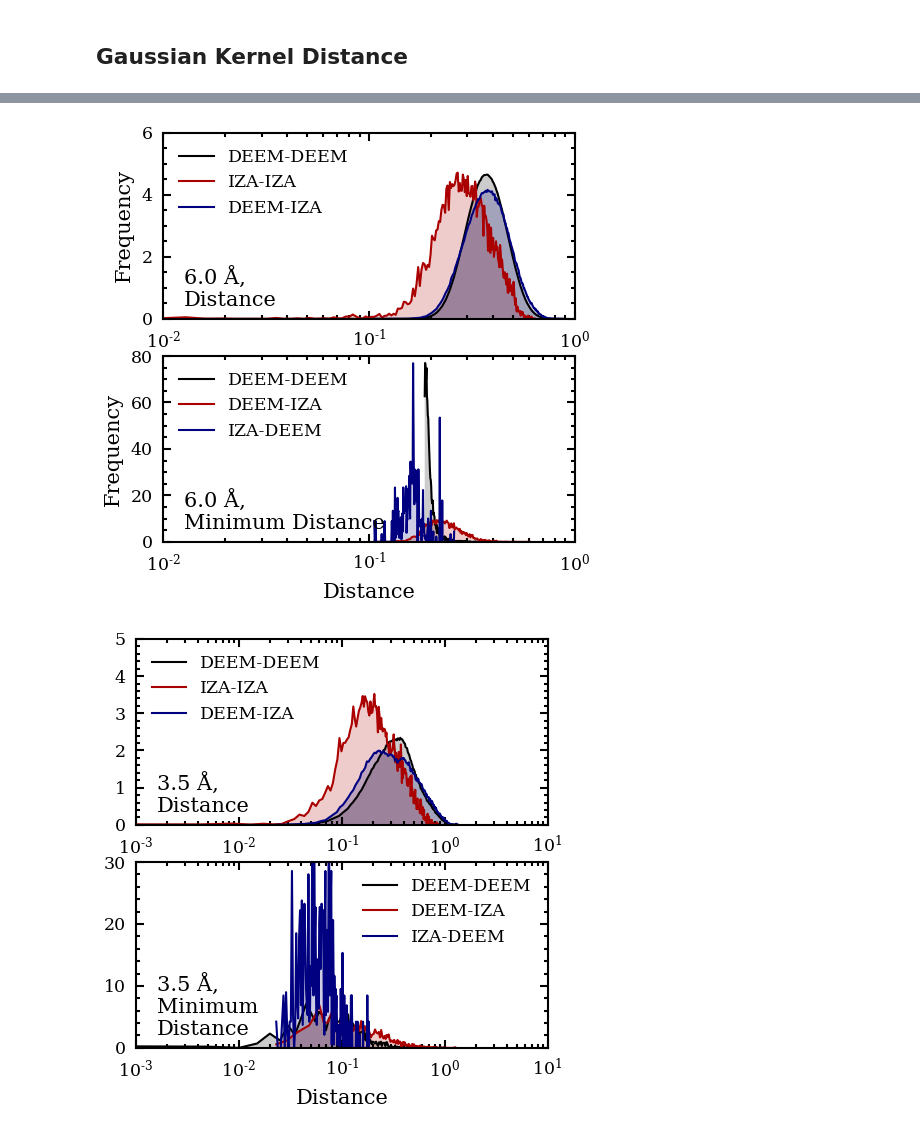
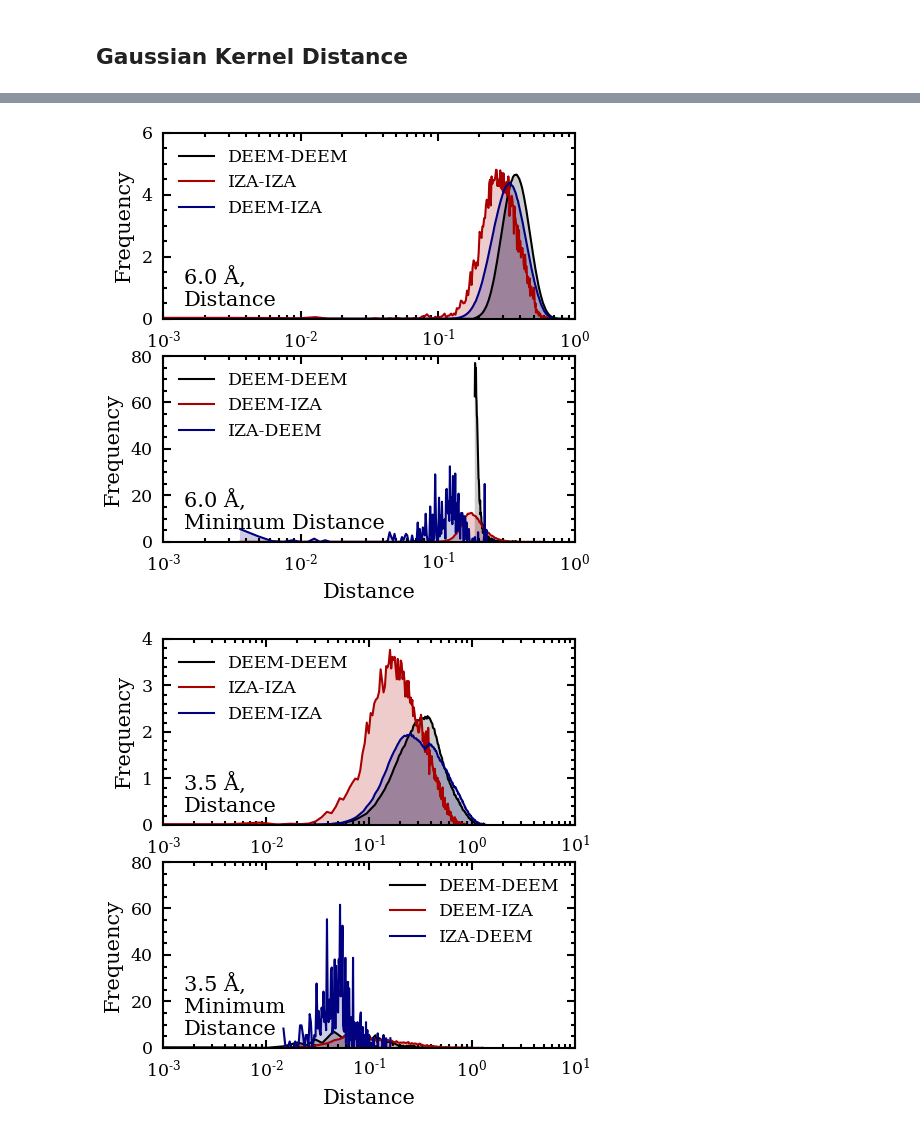
Before and after one commit to bhelfrecht/zeolites_iza-deem, a Jupyter notebook: Scripts/distanceHistograms-IZA_OPT.ipynb, the cells around one changed output, grey strips where cells are left out. Drawn from its saved outputs; the diff is of its cells as text; code cells hidden in the pictures.

```diff
--- a/Scripts/distanceHistograms-IZA_OPT.ipynb
+++ b/Scripts/distanceHistograms-IZA_OPT.ipynb
@@ -248,10 +252,13 @@ figHist = plt.figure(figsize=(3.54, 3.54))
 axsDist = figHist.add_subplot(2, 1, 1)
 axsMinDist = figHist.add_subplot(2, 1, 2)
 
+for i in [axsDist, axsMinDist]:
+    i.set_ylabel('Frequency')
+
 axsMinDist.set_xlabel('Distance')
 axsDist.set_ylim([0.0, 15.0])
 axsDist.set_xlim([0.001, 1.0])
-axsMinDist.set_ylim([0.0, 125.0])
+axsMinDist.set_ylim([0.0, 250.0])
 axsMinDist.set_xlim([0.001, 1.0])
 axsMinDist.set_xscale('log')
 axsDist.set_xscale('log')
@@ -278,6 +285,7 @@ axsMinDist.text(0.05, 0.05, u'3.5 \u00c5, \nMinimum\nDistance', horizontalalignm
 axsDist.legend(frameon=False)
 axsMinDist.legend(frameon=False)
 
-#figHist.savefig('../Results/DEEM_1k/distances_3.5_linear_random.png', bbox_inches='tight')
+figHist.savefig('../Results/DEEM_1k/distances_3.5_linear_random.pdf', bbox_inches='tight')
+figHist.savefig('../Results/DEEM_1k/distances_3.5_linear_random.png', bbox_inches='tight')
 plt.show()
 # %% [output]
@@ -617,9 +631,9 @@ for i in [axsDist, axsMinDist]:
 
 axsMinDist.set_xlabel('Distance')
 axsDist.set_ylim([0.0, 6.0])
-axsDist.set_xlim([0.01, 1.0])
+axsDist.set_xlim([0.001, 1.0])
 axsMinDist.set_ylim([0.0, 80.0])
-axsMinDist.set_xlim([0.01, 1.0])
+axsMinDist.set_xlim([0.001, 1.0])
 axsMinDist.set_xscale('log')
 axsDist.set_xscale('log')
 
@@ -645,10 +659,11 @@ axsMinDist.text(0.05, 0.05, u'6.0 \u00c5, \nMinimum Distance', horizontalalignme
 axsDist.legend(frameon=False)
 axsMinDist.legend(frameon=False)
 
-#figHist.savefig('../Results/DEEM_10k/distances_6.0_Gaussian_FPS.png', bbox_inches='tight')
+figHist.savefig('../Results/DEEM_10k/distances_6.0_Gaussian_FPS.pdf', bbox_inches='tight')
+figHist.savefig('../Results/DEEM_10k/distances_6.0_Gaussian_FPS.png', bbox_inches='tight')
 plt.show()
 # %% [output]
-[figure, old version]
+[figure, new version]
 # %%
 # Load randomly-selected DEEM and IZA histograms, 3.5 A SOAP cutoff
 
@@ -664,40 +679,44 @@ figHist = plt.figure(figsize=(3.54, 3.54))
 axsDist = figHist.add_subplot(2, 1, 1)
 axsMinDist = figHist.add_subplot(2, 1, 2)
 
+for i in [axsDist, axsMinDist]:
+    i.set_ylabel('Frequency')
+
 axsMinDist.set_xlabel('Distance')
-axsDist.set_ylim([0.0, 5.0])
+axsDist.set_ylim([0.0, 4.0])
 axsDist.set_xlim([0.001, 10.0])
-axsMinDist.set_ylim([0.0, 30.0])
+axsMinDist.set_ylim([0.0, 80.0])
 axsMinDist.set_xlim([0.001, 10.0])
 axsMinDist.set_xscale('log')
 axsDist.set_xscale('log')
 
 axsDist.plot(distDD[0], distDD[1], label='DEEM-DEEM')
 axsDist.plot(distII[0], distII[1], label='IZA-IZA')
 axsDist.plot(distDI[0], distDI[1], label='DEEM-IZA')
 axsDist.fill_between(distDD[0], distDD[1], alpha=0.2)
 axsDist.fill_between(distII[0], distII[1], alpha=0.2)
 axsDist.fill_between(distDI[0], distDI[1], alpha=0.2)
 axsDist.text(0.05, 0.05, u'3.5 \u00c5,\nDistance', horizontalalignment='left', verticalalignment='bottom',
              transform=axsDist.transAxes, fontsize='medium')
 
 axsMinDist.plot(minDistDD[0], minDistDD[1], label='DEEM-DEEM')
 axsMinDist.plot(minDistDI[0], minDistDI[1], label='DEEM-IZA')
 axsMinDist.plot(minDistID[0], minDistID[1], label='IZA-DEEM')
 axsMinDist.fill_between(minDistDD[0], minDistDD[1], alpha=0.2)
 axsMinDist.fill_between(minDistDI[0], minDistDI[1], alpha=0.2)
 axsMinDist.fill_between(minDistID[0], minDistID[1], alpha=0.2)
 axsMinDist.text(0.05, 0.05, u'3.5 \u00c5, \nMinimum\nDistance', horizontalalignment='left', verticalalignment='bottom',
                 transform=axsMinDist.transAxes, fontsize='medium')
 
 
 axsDist.legend(frameon=False)
 axsMinDist.legend(frameon=False)
 
-#figHist.savefig('../Results/DEEM_1k/distances_3.5_Gaussian_random.png', bbox_inches='tight')
+figHist.savefig('../Results/DEEM_1k/distances_3.5_Gaussian_random.pdf', bbox_inches='tight')
+figHist.savefig('../Results/DEEM_1k/distances_3.5_Gaussian_random.png', bbox_inches='tight')
 plt.show()
 # %% [output]
-[figure, old version]
+[figure, new version]
 # %%
 # Load randomly-selected DEEM and IZA histograms, 3.5 A SOAP cutoff
 
```
Also changed, not shown: parts of 15 cells of this notebook, 4 other files.
